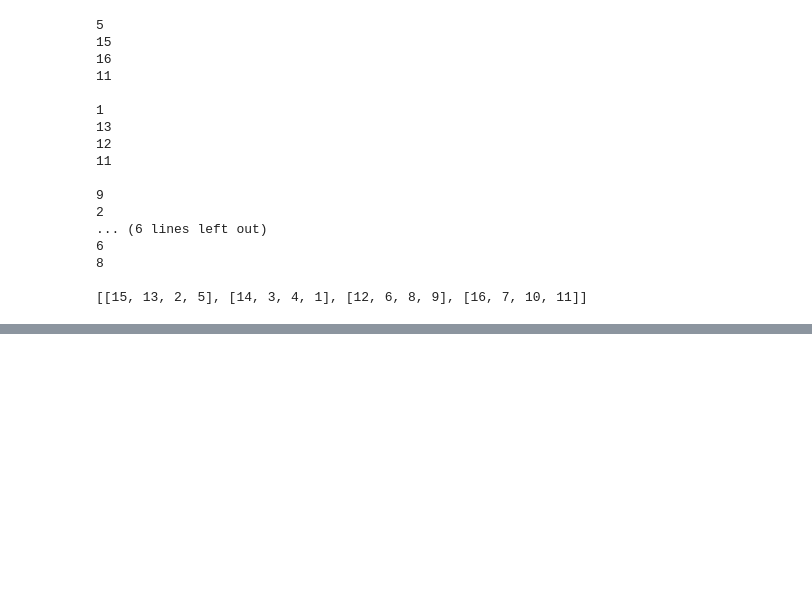
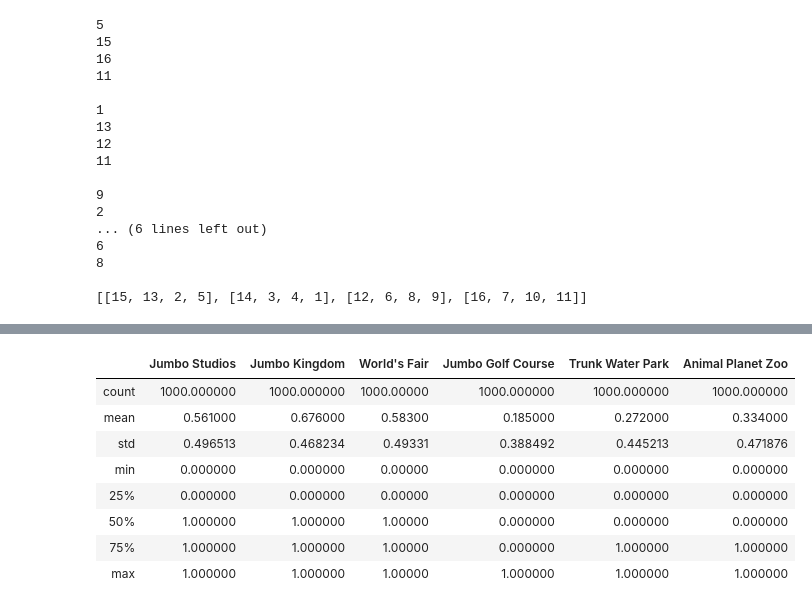
Before and after one commit to ErliCai/Tufts-COMP, a Jupyter notebook: Untitled.ipynb, the cells around one changed output, grey strips where cells are left out. Drawn from its saved outputs; the diff is of its cells as text; code cells hidden in the pictures; blank space fills up the shorter version.

```diff
--- a/Untitled.ipynb
+++ b/Untitled.ipynb
@@ -86,0 +207,18 @@ print(m)
+# %%
+import pandas as pd
+
+somedata = './Comp150Network/HW1/p1.csv'
+
+f = pd.read_csv(somedata)
+
+f.describe()
+# %% [output]
+|  | Jumbo Studios | Jumbo Kingdom | World's Fair | Jumbo Golf Course | Trunk Water Park | Animal Planet Zoo |
+| count | 1000.000000 | 1000.000000 | 1000.00000 | 1000.000000 | 1000.000000 | 1000.000000 |
+| mean | 0.561000 | 0.676000 | 0.58300 | 0.185000 | 0.272000 | 0.334000 |
+| std | 0.496513 | 0.468234 | 0.49331 | 0.388492 | 0.445213 | 0.471876 |
+| min | 0.000000 | 0.000000 | 0.00000 | 0.000000 | 0.000000 | 0.000000 |
+| 25% | 0.000000 | 0.000000 | 0.00000 | 0.000000 | 0.000000 | 0.000000 |
+| 50% | 1.000000 | 1.000000 | 1.00000 | 0.000000 | 0.000000 | 0.000000 |
+| 75% | 1.000000 | 1.000000 | 1.00000 | 0.000000 | 1.000000 | 1.000000 |
+| max | 1.000000 | 1.000000 | 1.00000 | 1.000000 | 1.000000 | 1.000000 |
```
Also changed, not shown: parts of 16 cells of this notebook, 39 other files.
